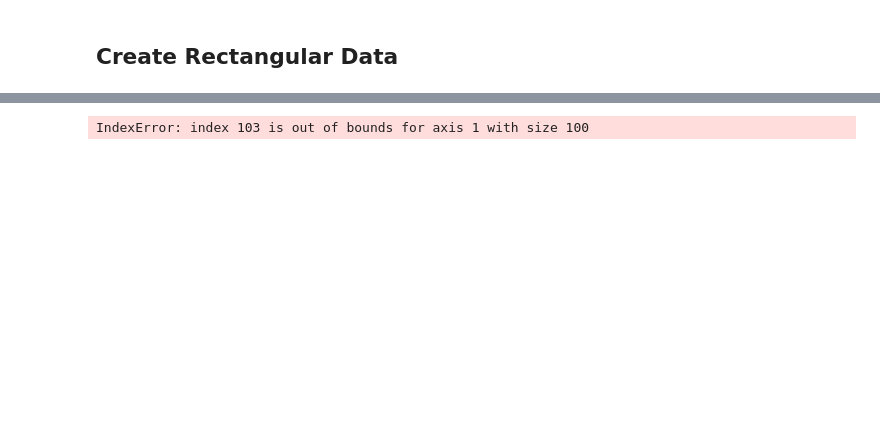
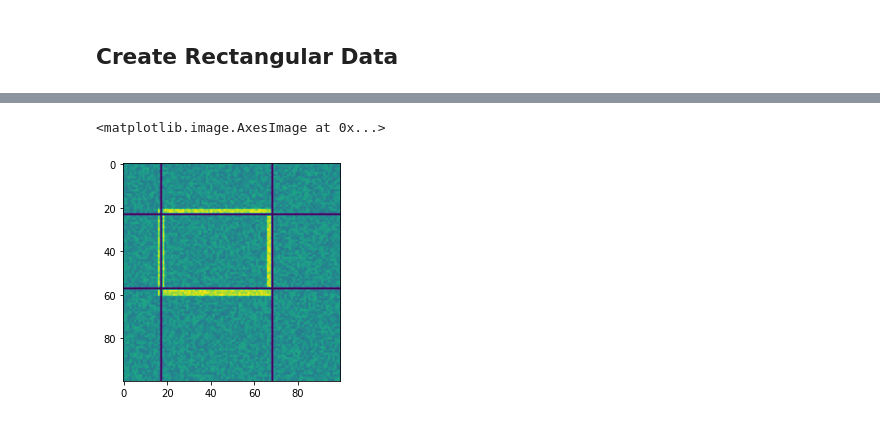
Before and after one commit to cfichtlscherer/ml, a Jupyter notebook: ml/finding_circles_2.ipynb, the cells around one changed output, grey strips where cells are left out. Saved outputs shown, nothing was run; the diff lists cells and outputs as text; code cells hidden in the pictures; blank space fills up the shorter version.

```diff
--- a/ml/finding_circles_2.ipynb
+++ b/ml/finding_circles_2.ipynb
@@ -233,7 +153,7 @@ def create_rect_array(x_size, y_size, left, right, top, bottom, thickness):
 n = 500 # the number of arrays we want to create
 
 split = 400 # till wich use the data for training
-epos = 20
+epos = 50
 
 x_size, y_size = 100, 100 # size of the array
 left, right = 30, 60
@@ -312,18 +232,19 @@ model.evaluate(test_rectangles, test_attributes)
 # %%
 predictions = model.predict(test_rectangles)
 # %%
-rect_number = 1
+rect_number = 4
 
 l, r, t, b = predictions[rect_number]
 
 test_rect_2d = test_rectangles[rect_number,:,:,0]
 
 w_image = test_rect_2d.copy()
 w_image[:,int(b)] = -1
 w_image[:,int(t)] = -1
 w_image[int(l)-1 : int(l)] = -1
 w_image[int(r)-1 : int(r)] = -1
 
 plt.imshow(w_image)
 # %% [output]
-IndexError: index 103 is out of bounds for axis 1 with size 100
+<matplotlib.image.AxesImage at 0x...>
+[figure, added]
```
Also changed, not shown: parts of 13 cells of this notebook, 2 other files.
